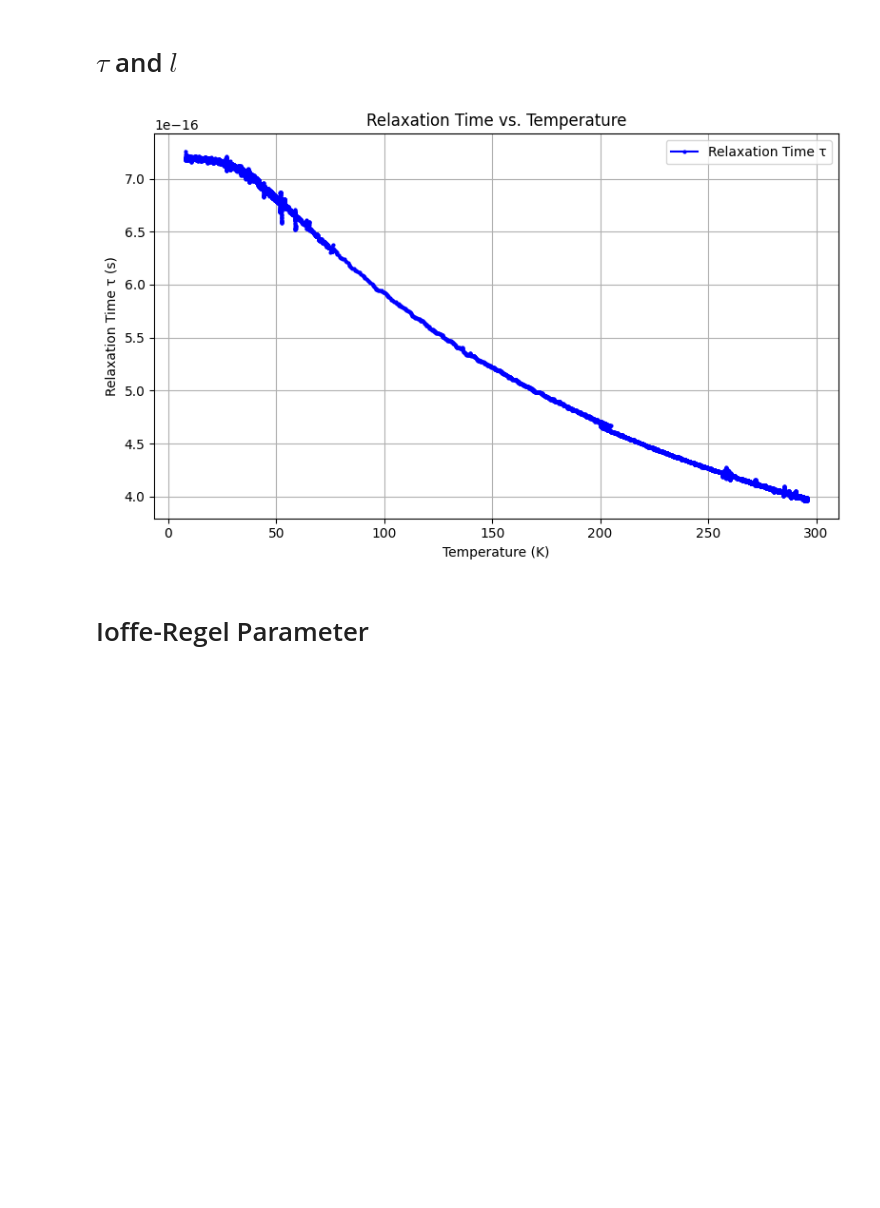
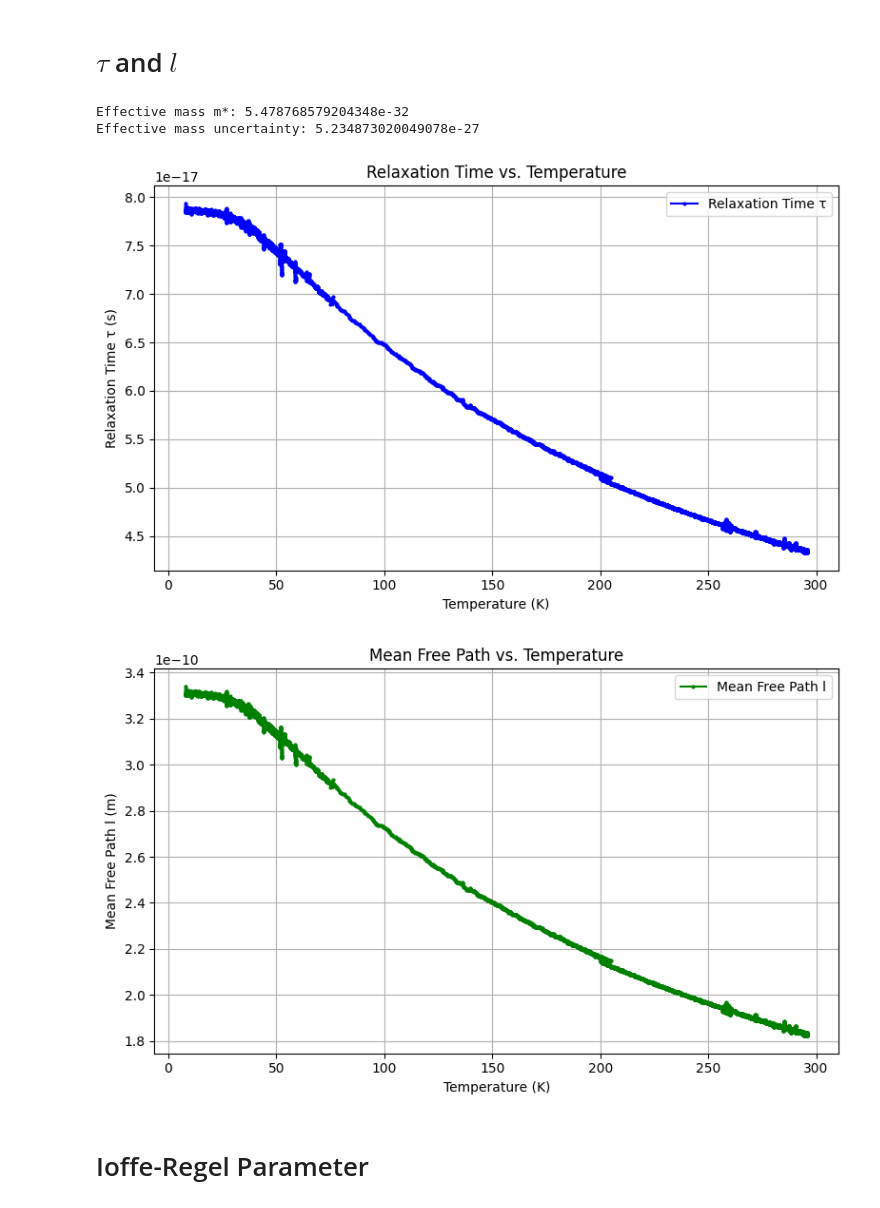
Before and after one commit to gamberoillecito/Nb-Characterization, a Jupyter notebook: R-vs-T/VdP_dataline.ipynb, the cells around one changed output. Saved outputs shown, nothing was run; the diff lists cells and outputs as text; code cells hidden in the pictures; blank space fills up the shorter version.

```diff
--- a/R-vs-T/VdP_dataline.ipynb
+++ b/R-vs-T/VdP_dataline.ipynb
@@ -1060,34 +1060,66 @@ n = 3.247870207171825 ± 0.001299
 # %% [markdown]
 # $\tau$ and $l$
 # %%
-fermi_v = 1.37e6 # m/s
-cell_volume = 1.0e-29 # m^3
+a_cell_relaxed = 331.27e-12 #m
+a_cell_exp = 330.04e-12 #m
+# Calculate BCC cell volume
+cell_volume_relaxed = a_cell_relaxed**3 / 2# m^3
+cell_volume_exp = a_cell_exp**3 / 2 # m^3
+
+
+DOS_Ef = 1.4903739667825655 #electrons/eV/cell
+DOS_Ef = DOS_Ef / 1.602176634e-19 # convert to J/cell
+DOS_Ef = DOS_Ef / cell_volume_relaxed # convert to J/m^3
+
+fermi_v = 4.21e6 # m/s, Fermi velocity
+fermi_v_uncertainty = 0.01
 n_e_per_cell = 3.011 # per cell
-n_e = n_e_per_cell / cell_volume # m^-3
+n_e = n_e_per_cell / cell_volume_relaxed # m^-3
 k_B = 1.380649e-23 # J/K
 e = 1.602176634e-19 # C
 m_e = 9.10938356e-31 # kg
-m_star = 2.14 * m_e # effective mass in kg
 
-tau = m_e / (rho_T * n_e * e**2)
-tau_uncertainty = np.abs(m_star / (rho_T**2 * n_e * e**2) * rho_T_uncertainties)
+tau = 3 / (rho_T * e**2 * DOS_Ef * fermi_v**2)
+tau_uncertainty = np.sqrt((3 / (rho_T**2 * e**2 * DOS_Ef * fermi_v) * rho_T_uncertainties)**2 +
+                            (6 / (rho_T * e**2 * DOS_Ef * fermi_v**3) * fermi_v_uncertainty)**2)
+
+m_star = e**2 * tau[0] * n_e * rho_T[0]
+m_star_uncertainty = np.sqrt((e**2 * tau_uncertainty[0] * n_e * rho_T[0])**2 +
+                            (e**2 * tau[0] * n_e * rho_T_uncertainties[0])**2)
+
+print("Effective mass m*:", m_star)
+print("Effective mass uncertainty:", m_star_uncertainty)
 
 # mean free path
 l = fermi_v * tau
-l_uncertainty = np.abs(fermi_v * tau_uncertainty)
+l_uncertainty = np.sqrt((fermi_v * tau_uncertainty)**2 + (tau * fermi_v_uncertainty)**2)
 
 #plot tau vs T
 plt.figure(figsize=(8, 5))
 plt.grid()
 plt.plot(Tf, tau, '-o', markersize=2, color='blue', label='Relaxation Time τ')
 plt.xlabel("Temperature (K)")
 plt.ylabel("Relaxation Time τ (s)")
 plt.title("Relaxation Time vs. Temperature")
 plt.legend()
 plt.tight_layout()
 plt.show()
+
+#plot l vs T
+plt.figure(figsize=(8, 5))
+plt.grid()
+plt.plot(Tf, l, '-o', markersize=2, color='green', label='Mean Free Path l')
+plt.xlabel("Temperature (K)")
+plt.ylabel("Mean Free Path l (m)")
+plt.title("Mean Free Path vs. Temperature")
+plt.legend()
+plt.tight_layout()
+plt.show()
 # %% [output]
+Effective mass m*: 5.478768579204348e-32
+Effective mass uncertainty: 5.234873020049078e-27
-[figure, old version]
+[figure, new version]
+[figure, added]
 # %% [markdown]
 # Ioffe-Regel Parameter
 # %%
```
Also changed, not shown: parts of 1 cell of this notebook.
